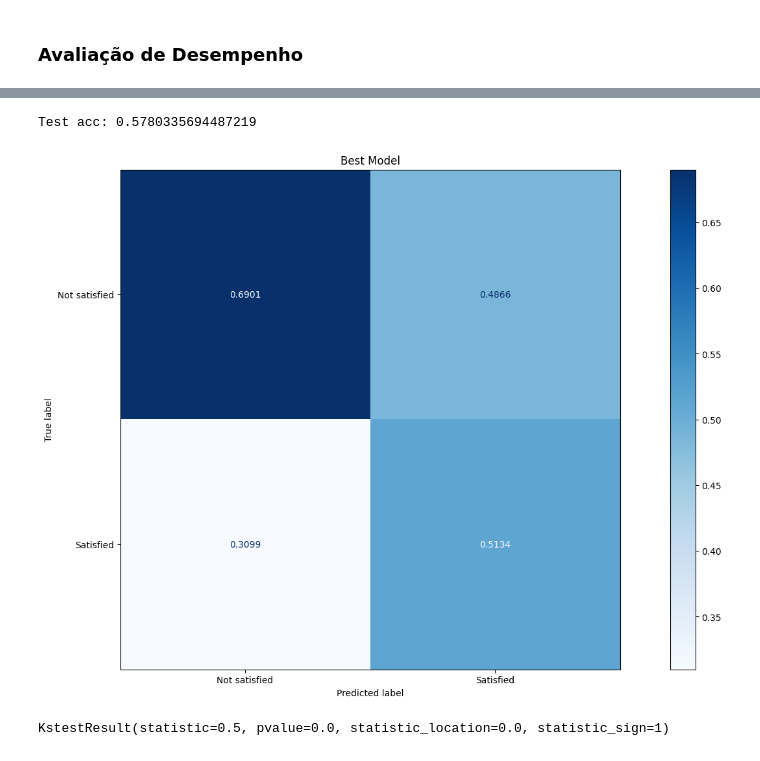
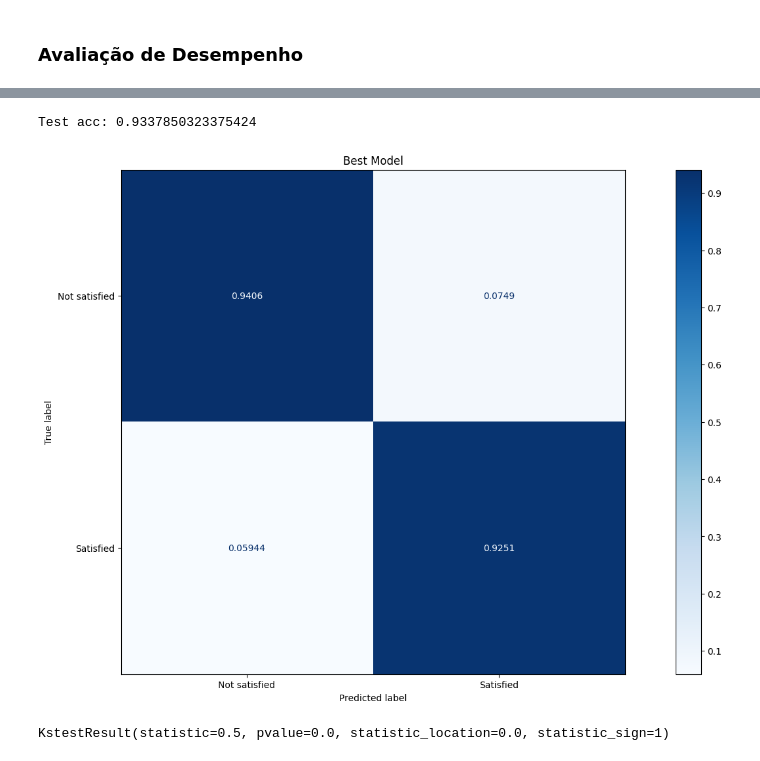
Before and after one commit to Charlesbr101/projeto-redes-neurais, a Jupyter notebook: main.ipynb, the cells around one changed output, grey strips where cells are left out. Cells and saved outputs as stored; diff of their text form; code cells hidden in the pictures.

```diff
--- a/main.ipynb
+++ b/main.ipynb
@@ -1467,11 +1561,11 @@ array([[1.5114329e-02, 9.8488563e-01],
 # %%
-y_pred_classification = probs > 0.465
+y_pred_classification = probs > 0.517
 
 print('Test acc:', (y_pred_classification[:, 1] == y_tst.ravel().numpy()).sum()/len(y_tst))
 plot_confusion(y_tst, y_pred_classification[:, 1], 'Best Model')
 # %% [output]
-Test acc: 0.5780335694487219
+Test acc: 0.9337850323375424
-[figure, old version]
+[figure, new version]
 # %%
 stats.kstest(y_v, probs[:,1], method='exact')
 # %% [output]
```
Also changed, not shown: parts of 42 cells of this notebook.
